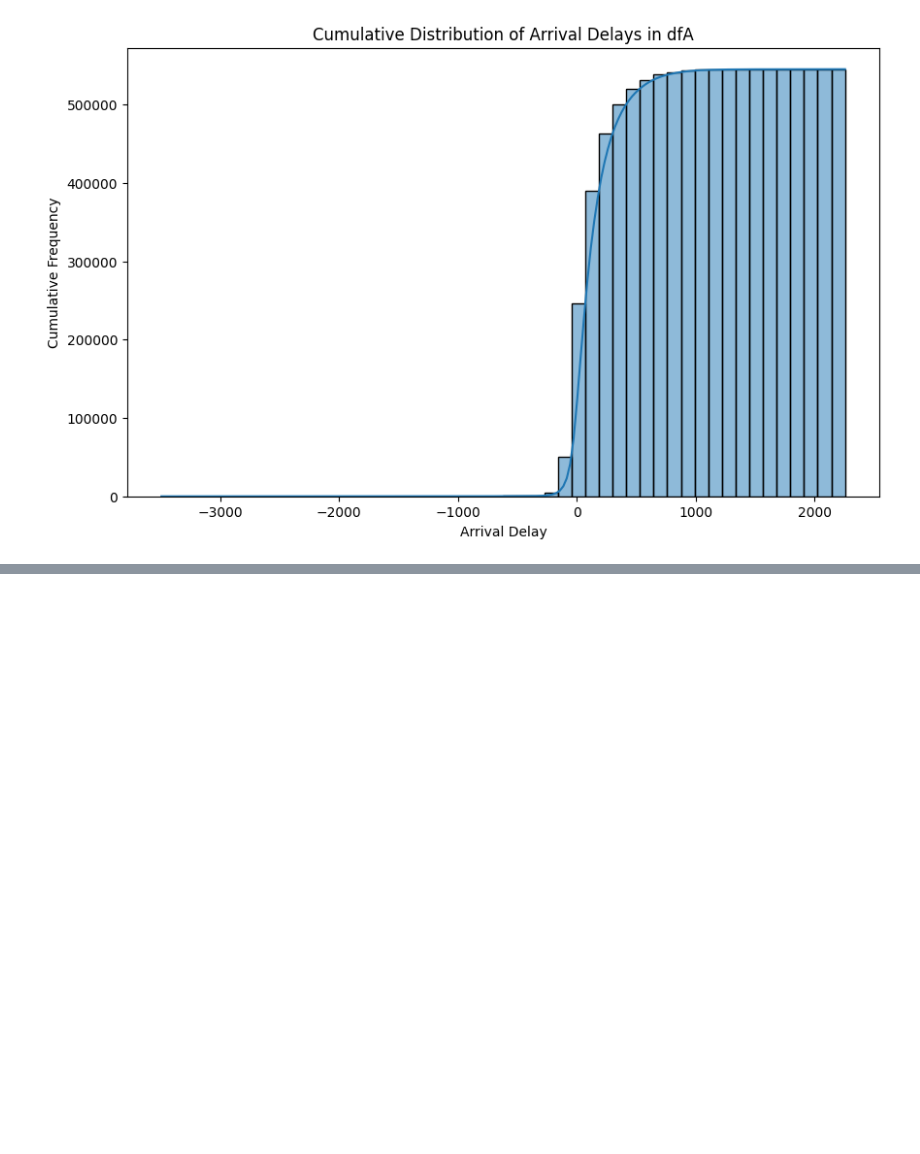
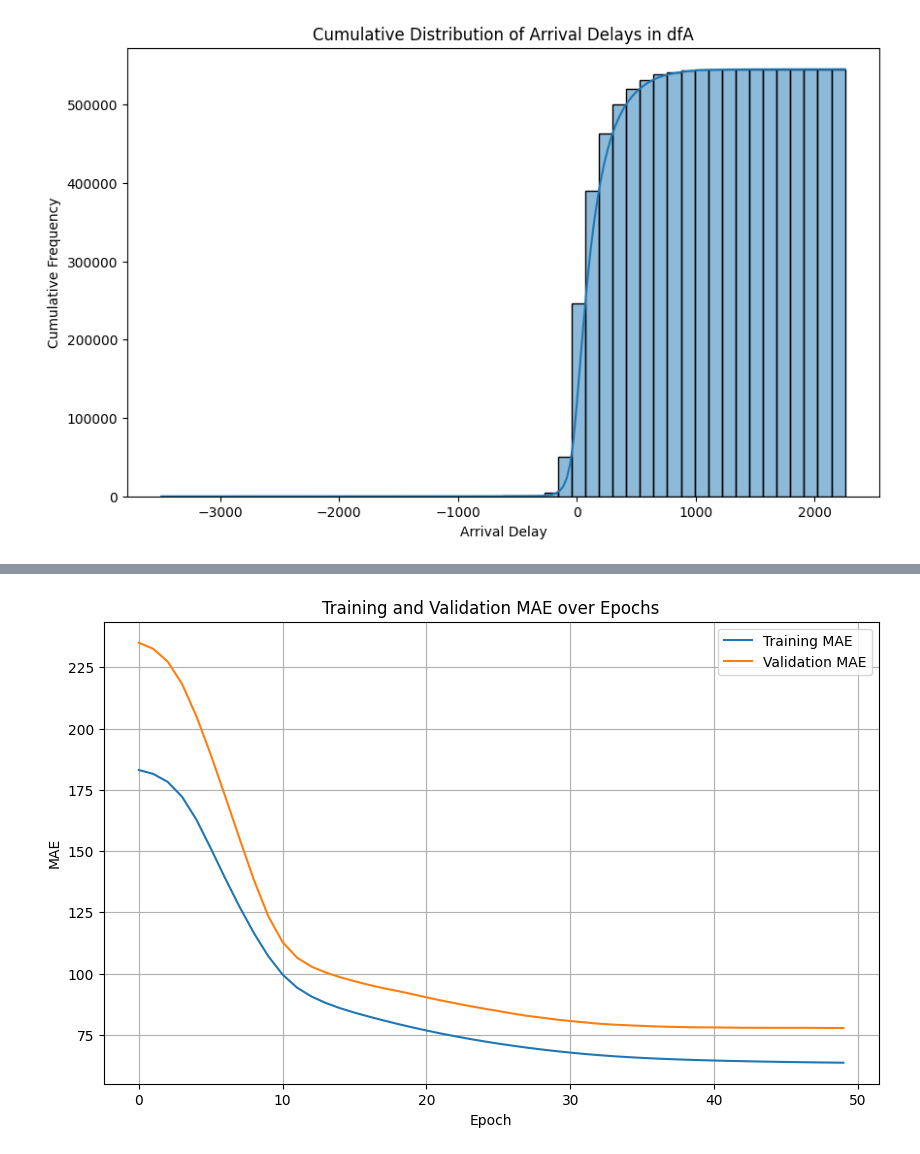
Before and after one commit to Gioalf/AH2179, a Jupyter notebook: project/AIprojectGioAlf.ipynb, the cells around one changed output, grey strips where cells are left out. Cells and saved outputs as stored; diff of their text form; code cells hidden in the pictures; blank space fills up the shorter version.

```diff
--- a/project/AIprojectGioAlf.ipynb
+++ b/project/AIprojectGioAlf.ipynb
@@ -1004,0 +1173,22 @@ plt.show()
+# %%
+from tensorflow.keras.models import Sequential
+from tensorflow.keras.layers import Dense, Dropout
+from tensorflow.keras.optimizers import Adam
+from tensorflow.keras import regularizers
+from tensorflow.keras.callbacks import EarlyStopping, ReduceLROnPlateau
+
+model = Sequential([
+    Dense(32, activation='relu', input_shape=(X_train_scaled.shape[1],)),
+    Dense(16, activation='relu'),
+    Dense(1)
+])
+
+model.compile(optimizer=Adam(1e-4), loss='mae', metrics=['mae'])
+
+early_stop = EarlyStopping(monitor='val_mae', patience=5, restore_best_weights=True)
+reduce_lr = ReduceLROnPlateau(monitor='val_mae', factor=0.5, patience=3)
+
+history = model.fit(X_train_scaled, y_train,
+          validation_data=(X_test_scaled, y_test),
+          epochs=50, batch_size=32,
+          callbacks=[early_stop, reduce_lr])
@@ -1004,0 +1213,13 @@ plt.show()
+# %%
+# Plot training and validation MAE over epochs
+plt.figure(figsize=(10, 6))
+plt.plot(history.history['mae'], label='Training MAE')
+plt.plot(history.history['val_mae'], label='Validation MAE')
+plt.title('Training and Validation MAE over Epochs')
+plt.xlabel('Epoch')
+plt.ylabel('MAE')
+plt.legend()
+plt.grid(True)
+plt.show()
+# %% [output]
+[figure, added]
```
Also changed, not shown: parts of 12 cells of this notebook.
